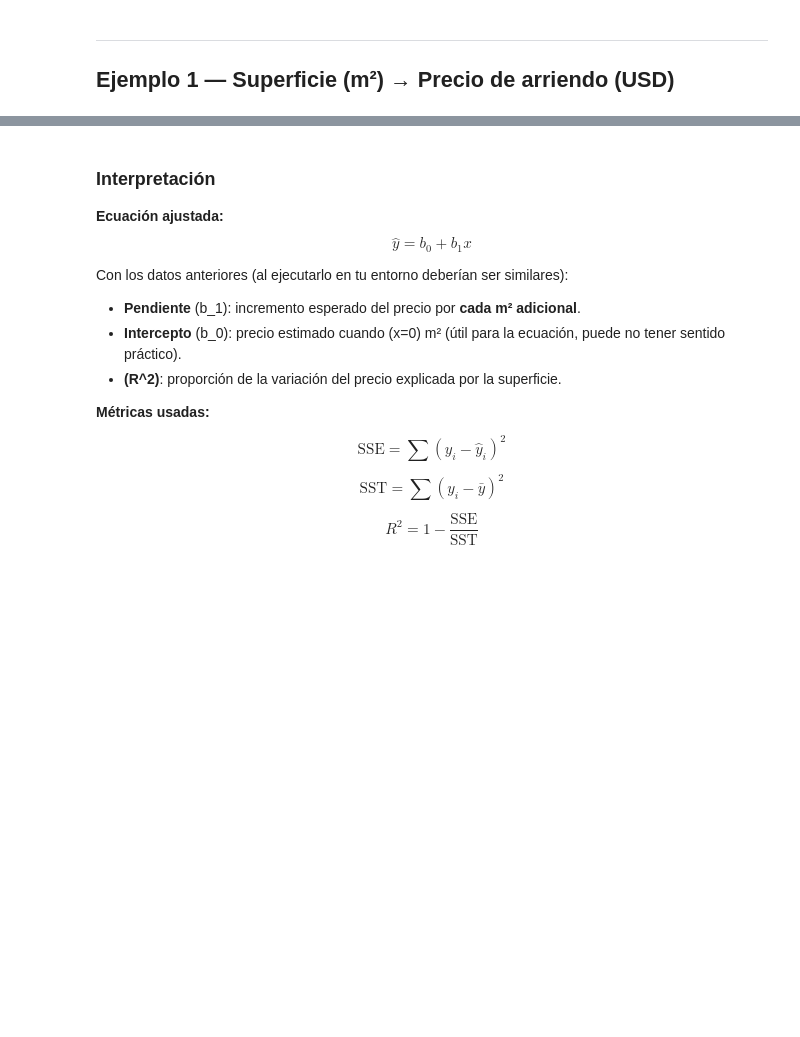
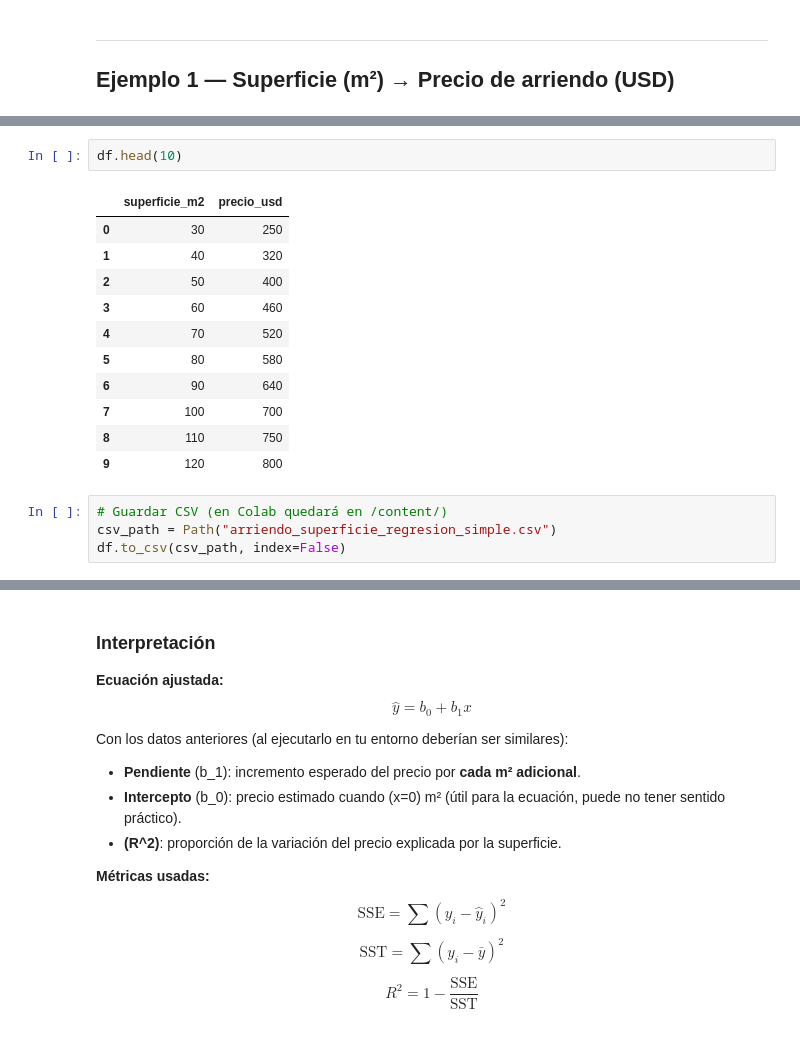
Before and after one commit to Joselota/Relatorias, a Jupyter notebook: ML/Regresion lineal/Regresion_Lineal_Simple_Ejemplos.ipynb, the cells around one changed output, grey strips where cells are left out. Saved outputs shown, nothing was run; the diff lists cells and outputs as text; blank space fills up the shorter version.

```diff
--- a/ML/Regresion lineal/Regresion_Lineal_Simple_Ejemplos.ipynb
+++ b/ML/Regresion lineal/Regresion_Lineal_Simple_Ejemplos.ipynb
@@ -21,0 +50,18 @@ from pathlib import Path
+# %%
+df.head(10)
+# %% [output]
+|  | superficie_m2 | precio_usd |
+| 0 | 30 | 250 |
+| 1 | 40 | 320 |
+| 2 | 50 | 400 |
+| 3 | 60 | 460 |
+| 4 | 70 | 520 |
+| 5 | 80 | 580 |
+| 6 | 90 | 640 |
+| 7 | 100 | 700 |
+| 8 | 110 | 750 |
+| 9 | 120 | 800 |
+# %%
+# Guardar CSV (en Colab quedará en /content/)
+csv_path = Path("arriendo_superficie_regresion_simple.csv")
+df.to_csv(csv_path, index=False)
```
Also changed, not shown: parts of 16 cells of this notebook.
